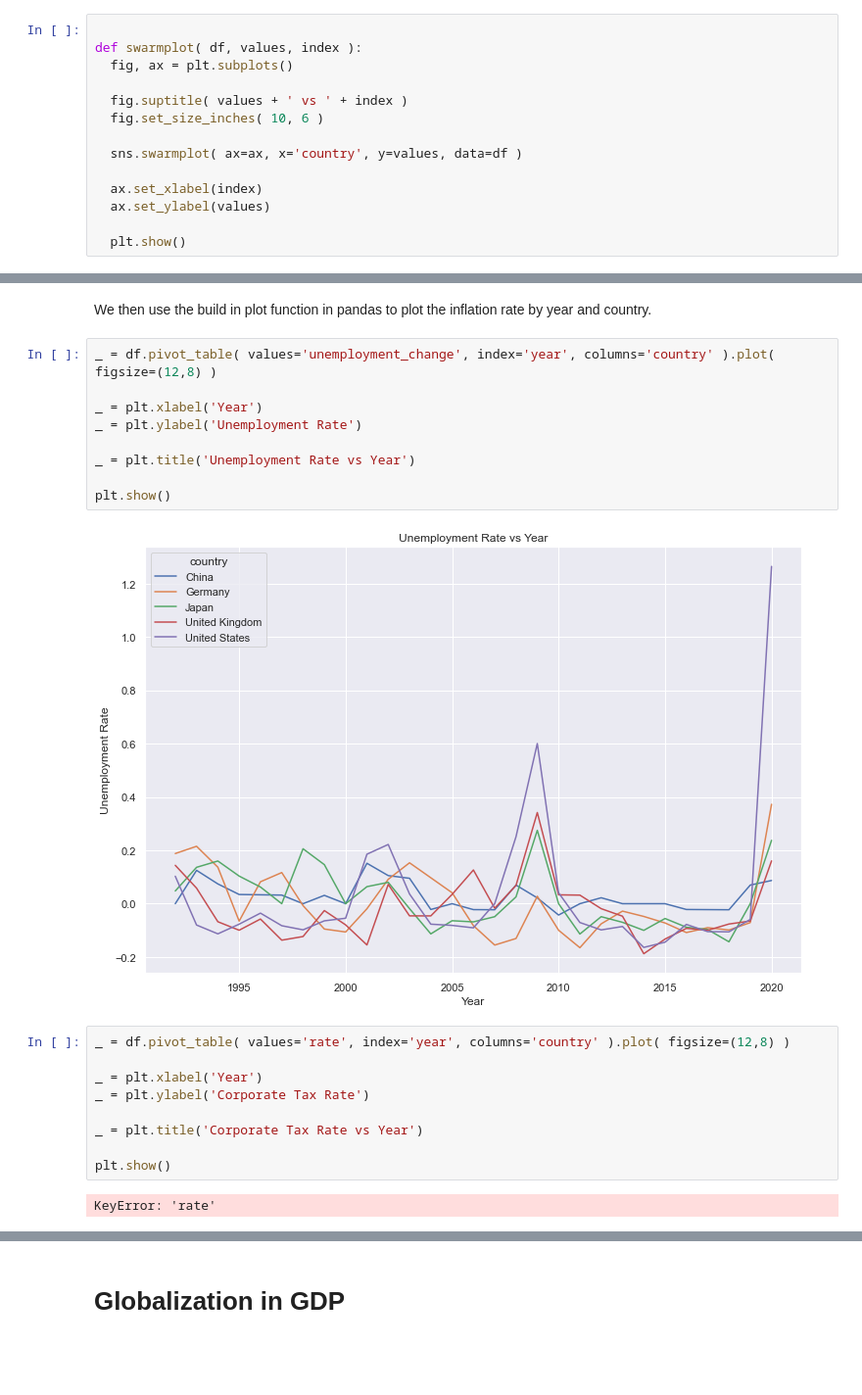
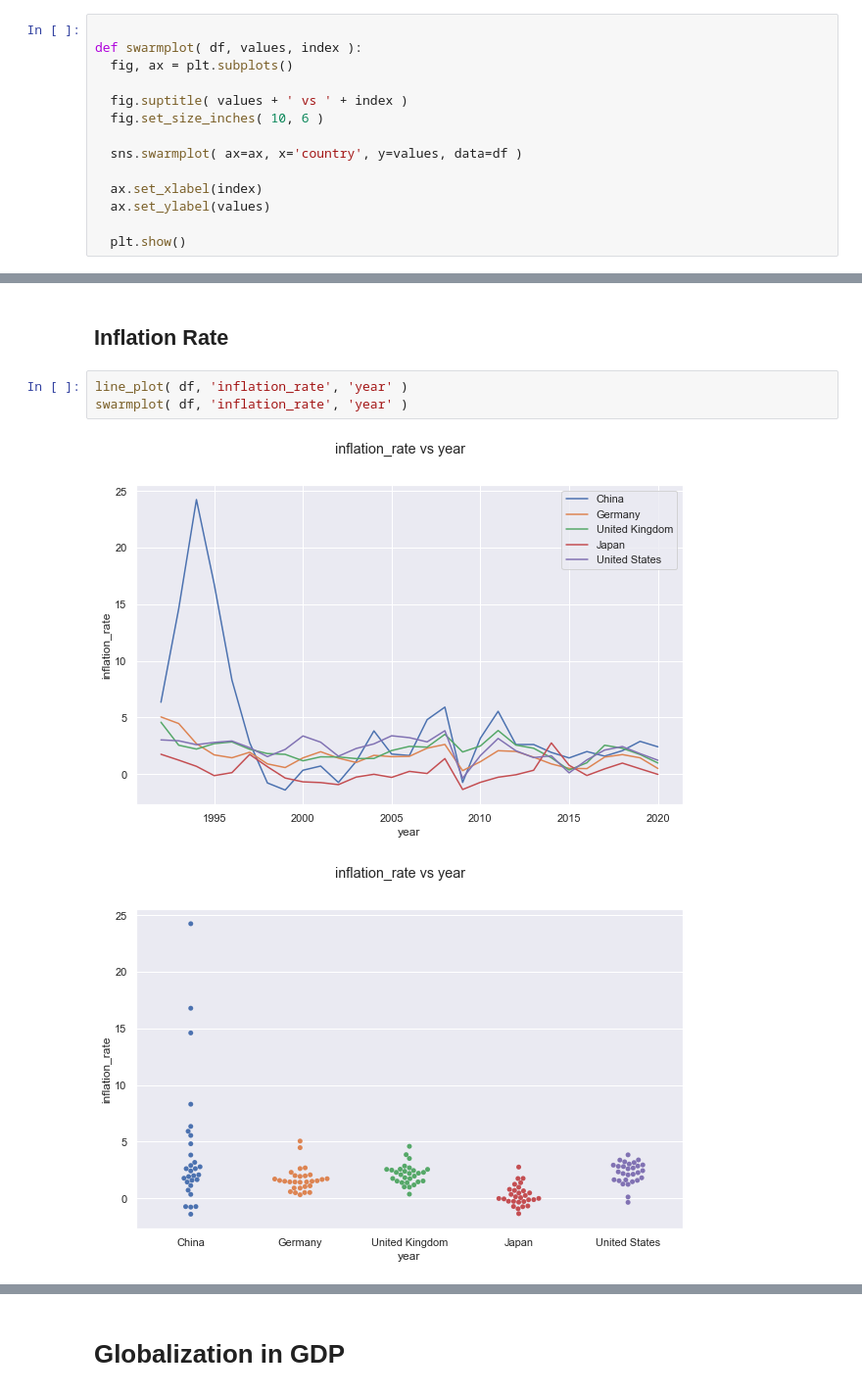
Before and after one commit to thudsonbu/ds-project-1, a Jupyter notebook: notebooks/project-2.ipynb, the cells around one changed output, grey strips where cells are left out. Shown at 98% size. Saved outputs shown, nothing was run; the diff lists cells and outputs as text; blank space fills up the shorter version.

Commit message:
improve eda and inflation analysis

```diff
--- a/notebooks/project-2.ipynb
+++ b/notebooks/project-2.ipynb
@@ -423,24 +403,8 @@ plt.show()
-# %% [markdown]
-We then use the build in plot function in pandas to plot the inflation rate by year and country.
-# %%
-_ = df.pivot_table( values='unemployment_change', index='year', columns='country' ).plot( figsize=(12,8) )
-
-_ = plt.xlabel('Year')
-_ = plt.ylabel('Unemployment Rate')
-
-_ = plt.title('Unemployment Rate vs Year')
-
-plt.show()
-# %% [output]
-[figure, removed]
-# %%
-_ = df.pivot_table( values='rate', index='year', columns='country' ).plot( figsize=(12,8) )
-
-_ = plt.xlabel('Year')
-_ = plt.ylabel('Corporate Tax Rate')
-
-_ = plt.title('Corporate Tax Rate vs Year')
-
-plt.show()
-# %% [output]
-KeyError: 'rate'
+# %% [markdown]
+## Inflation Rate
+# %%
+line_plot( df, 'inflation_rate', 'year' )
+swarmplot( df, 'inflation_rate', 'year' )
+# %% [output]
+[figure, added]
+[figure, added]
```
Also changed, not shown: parts of 27 cells of this notebook.
